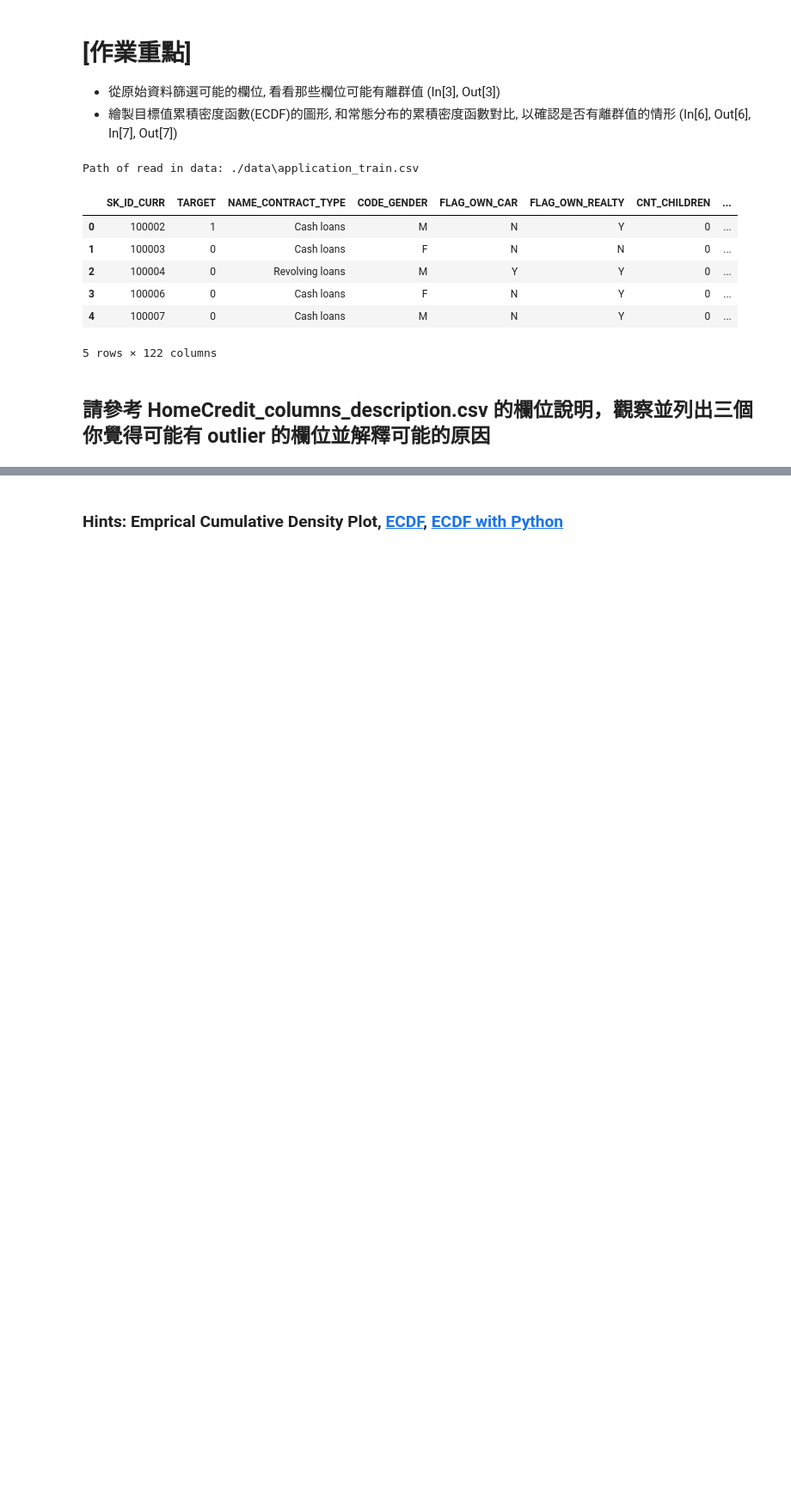
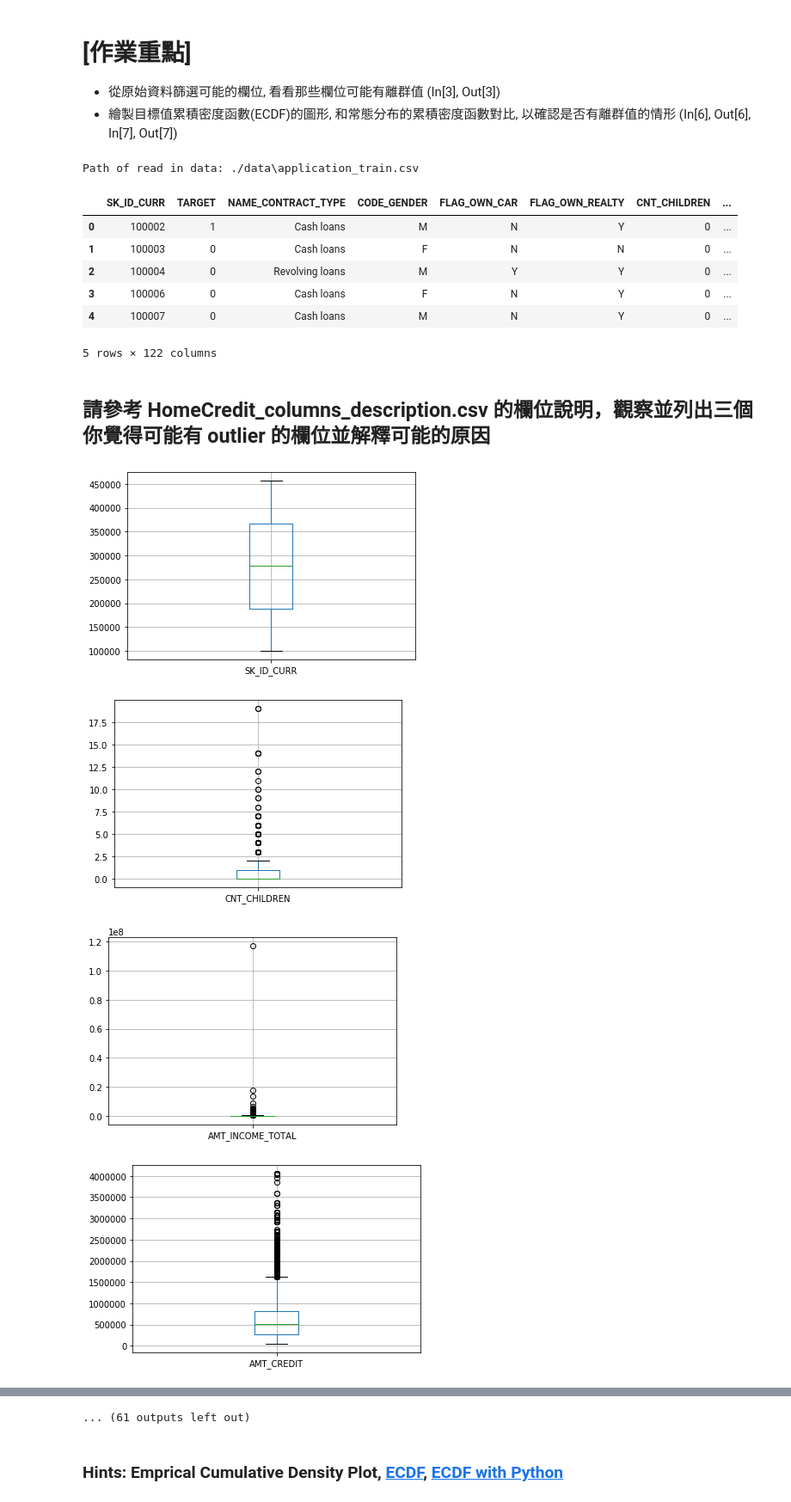
Before and after one commit to Jimmyhappyman/3rd-ML100Days, a Jupyter notebook: homework/Day_009_HW.ipynb, the cells around one changed output, grey strips where cells are left out. Shown at 86% size. Cells and saved outputs as stored; diff of their text form; code cells hidden in the pictures; blank space fills up the shorter version.

```diff
--- a/homework/Day_009_HW.ipynb
+++ b/homework/Day_009_HW.ipynb
@@ -40,20 +40,28 @@ Path of read in data: ./data\application_train.csv
 # %%
 # 先篩選數值型的欄位
 """
 YOUR CODE HERE, fill correct data types (for example str, float, int, ...)
 """
-dtype_select = []
+
+
+dtype_select = ['float64', 'int64']
 
 numeric_columns = list(app_train.columns[list(app_train.dtypes.isin(dtype_select))])
 
+# print(numeric_columns)
 # 再把只有 2 值 (通常是 0,1) 的欄位去掉
 numeric_columns = list(app_train[numeric_columns].columns[list(app_train[numeric_columns].apply(lambda x:len(x.unique())!=2 ))])
-print("Numbers of remain columns" % len(numeric_columns))
+# print("Numbers of remain columns" % len(numeric_columns))
 
 # 檢視這些欄位的數值範圍
 for col in numeric_columns:
     """
     Your CODE HERE, make the box plot
     """
-
+    app_train.boxplot(col)
     plt.show()
+# %% [output]
+[figure, added]
+[figure, added]
+[figure, added]
+[figure, added]
@@ -60,3 +76,4 @@ for col in numeric_columns:
+... (61 outputs left out)
 # %%
 # 從上面的圖檢查的結果，至少這三個欄位好像有點可疑
 
```
Also changed, not shown: parts of 5 cells of this notebook, 1 other file.
